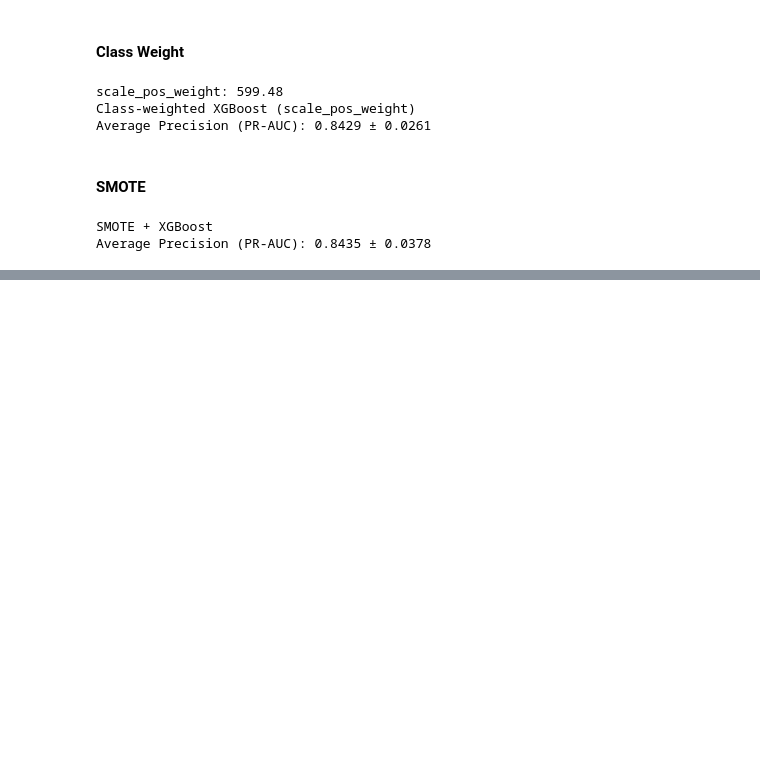
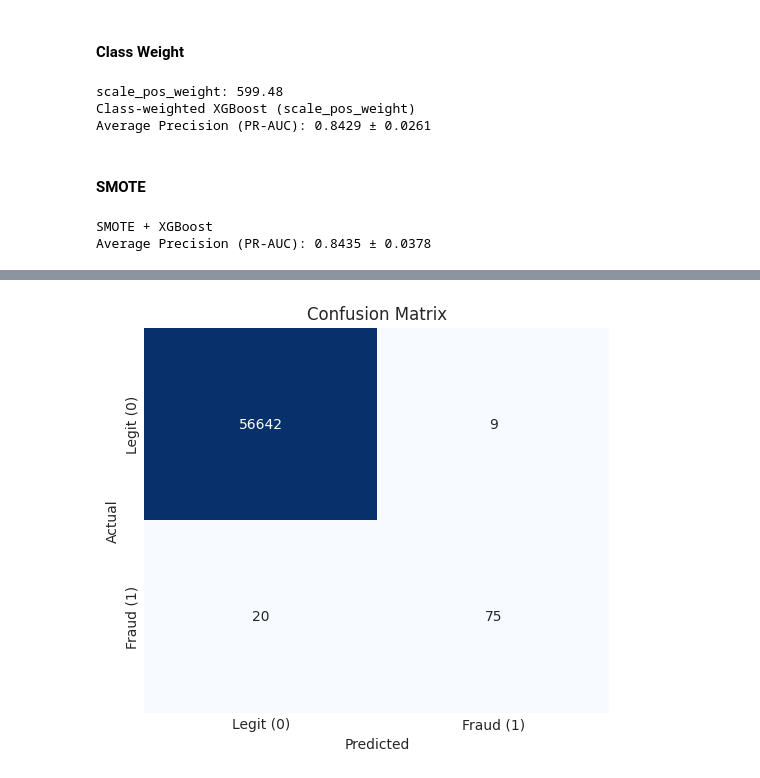
Before and after one commit to otuemre/FraudDetectAI, a Jupyter notebook: src/notebooks/FraudDetectAI.ipynb, the cells around one changed output, grey strips where cells are left out. Cells and saved outputs as stored; diff of their text form; code cells hidden in the pictures; blank space fills up the shorter version.

Commit message:
Do Hyperparameter-tuning with Optuna and Evaluation

```diff
--- a/src/notebooks/FraudDetectAI.ipynb
+++ b/src/notebooks/FraudDetectAI.ipynb
@@ -430,0 +497,7 @@ Average Precision (PR-AUC): 0.8435 ± 0.0378
+# %%
+# Run Optuna study for hyperparameter tuning
+study = optuna.create_study(direction="maximize", sampler=TPESampler(seed=SEED))
+study.optimize(objective, n_trials=50, n_jobs=-1)
+
+print(f"Best PR-AUC: {study.best_value:.4f}")
+print(f"Best params:\n{study.best_params}")
@@ -430,0 +510,10 @@ Average Precision (PR-AUC): 0.8435 ± 0.0378
+# %%
+# Train final model with best hyperparameters
+best_params = study.best_params
+best_params.update({
+    "random_state": SEED,
+    "eval_metric": "aucpr"
+})
+
+final_model = XGBClassifier(**best_params)
+final_model.fit(X_train_scaled, y_train)
@@ -430,0 +533,10 @@ Average Precision (PR-AUC): 0.8435 ± 0.0378
+# %%
+# Evaluate final model on the test set
+y_pred = final_model.predict(X_test_scaled)
+y_proba = final_model.predict_proba(X_test_scaled)[:, 1]
+
+print("Classification Report:\n")
+print(classification_report(y_test, y_pred, digits=4, target_names=["Legit", "Fraud"]))
+
+print(f"\nPR-AUC (Average Precision): {average_precision_score(y_test, y_proba):.4f}")
+print(f"ROC-AUC: {roc_auc_score(y_test, y_proba):.4f}")
@@ -430,0 +558,12 @@ Average Precision (PR-AUC): 0.8435 ± 0.0378
+# %%
+# Confusion Matrix
+cm = confusion_matrix(y_test, y_pred)
+
+plt.figure(figsize=(6, 5))
+sns.heatmap(cm, annot=True, fmt="d", cmap="Blues", cbar=False, xticklabels=["Legit (0)", "Fraud (1)"], yticklabels=["Legit (0)", "Fraud (1)"])
+plt.title("Confusion Matrix")
+plt.xlabel("Predicted")
+plt.ylabel("Actual")
+plt.show()
+# %% [output]
+[figure, added]
```
Also changed, not shown: parts of 8 cells of this notebook.
